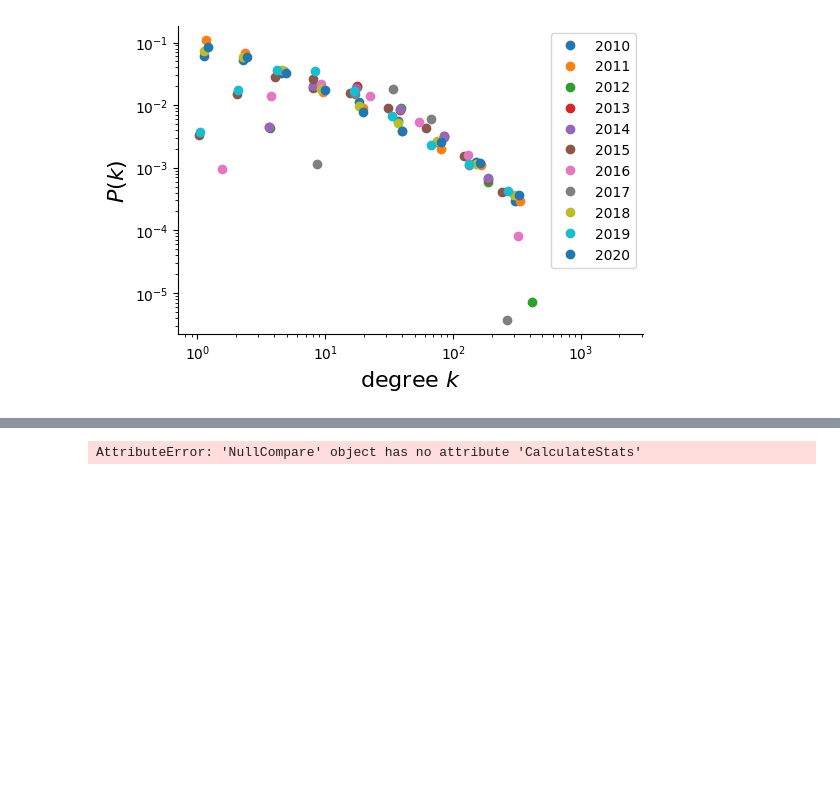
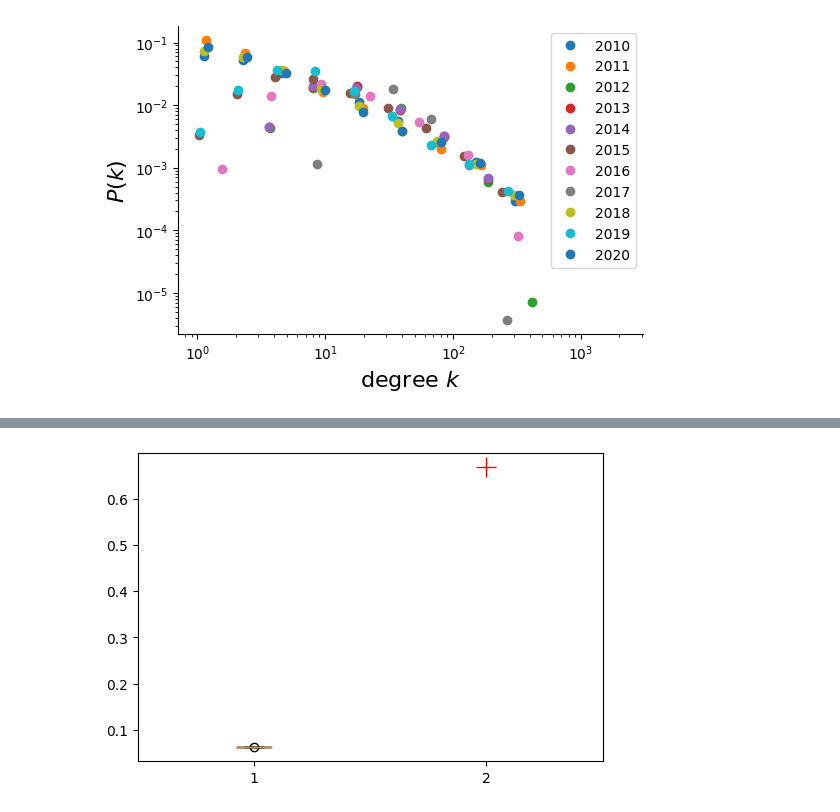
Before and after one commit to deliarm/672_final, a Jupyter notebook: main.ipynb, the cells around one changed output, grey strips where cells are left out. Saved outputs shown, nothing was run; the diff lists cells and outputs as text; code cells hidden in the pictures; blank space fills up the shorter version.

Commit message:
Object-oriented programming bugs fixed

```diff
--- a/main.ipynb
+++ b/main.ipynb
@@ -231,9 +231,10 @@ PlotGraphDegDistribution(Yearly_Graphs)           #for ploting total graph degre
 G = Total_Graph[0]
 CG = sorted(nx.connected_components(G), key=len, reverse=True)
 G = G.subgraph(CG[0])                 # select the biggest connected component
+# %%
+n = NullCompare(G)
 # %%
-n = NullCompare.NullCompare(G)
-C,d = NullCompare.CalculateStats(n)
+C,d = n.CalculateStats()
 print("Average Clustering Coefficient: ", C)
 print("Average Shortest Path: ", d)
 # %% [output]
@@ -244,6 +243,5 @@ Average Shortest Path:  2.728443762372391
 # %%
-n.CalculateStats()
-clustering_ER,short_path_ER = NullCompare.ERStats(n)
+clustering_ER,short_path_ER = n.ERStats()
 print(np.mean(clustering_ER))
 print(np.std(clustering_ER))
 
@@ -254,8 +265,5 @@ AttributeError: 'NullCompare' object has no attribute 'CalculateStats'
-# %%
-n = NullCompare.NullCompare(G)
-C,d = n.CalculateStats()
-# %% [output]
-AttributeError: 'NullCompare' object has no attribute 'CalculateStats'
 # %%
-NullCompare.ClusteringCoffPlot(clustering_ER,C)
+n.ClusteringCoffPlot(clustering_ER,C)
+# %% [output]
+[figure, added]
 # %%
```
Also changed, not shown: parts of 6 cells of this notebook, 2 other files.
